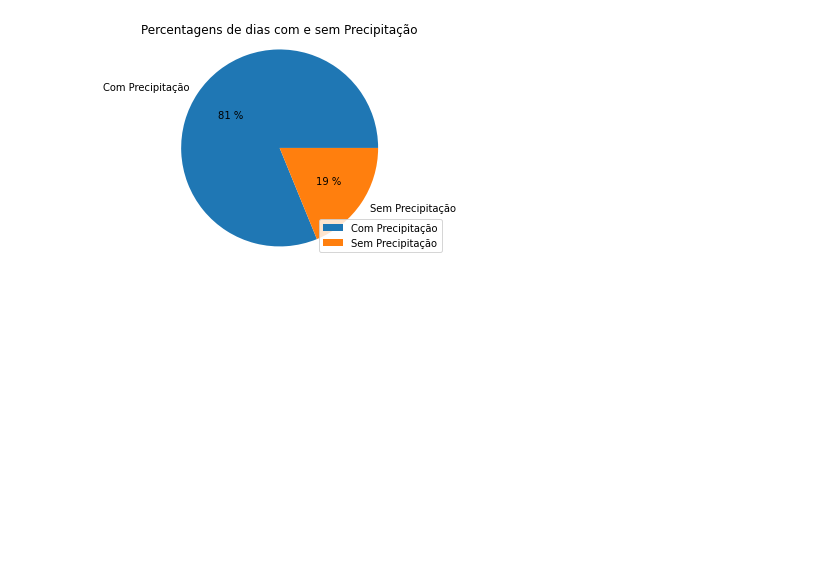
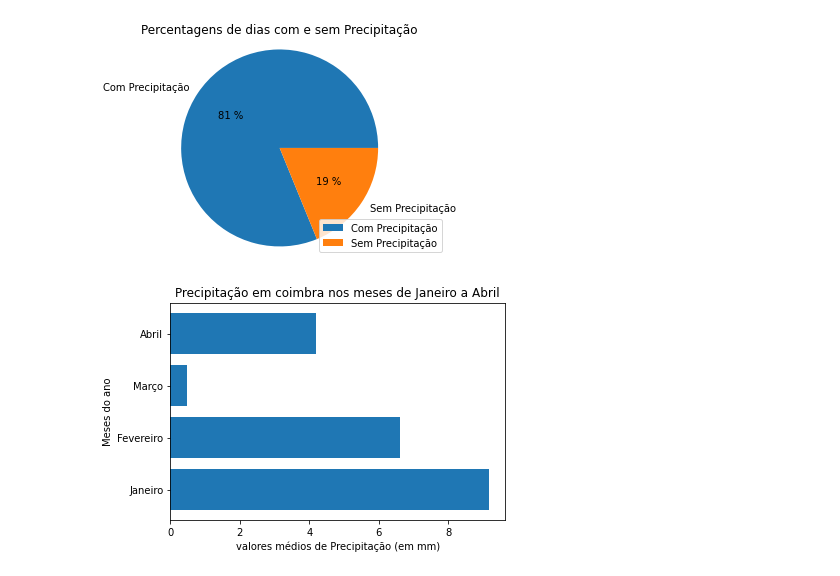
Before and after one commit to grupopai02/Analise_Precipitacao_Coimbra, a Jupyter notebook: Precipitação_coimbra.ipynb, the cells around one changed output. Saved outputs shown, nothing was run; the diff lists cells and outputs as text; code cells hidden in the pictures; blank space fills up the shorter version.

```diff
--- a/Precipitação_coimbra.ipynb
+++ b/Precipitação_coimbra.ipynb
@@ -265,3 +265,41 @@ plt.axis("equal")
 plt.show()
 # %% [output]
 [figure]
+# %%
+#Definir o eixo X
+df_jan=df_prec['date'].between('2021-01', '2021-02', inclusive=True)
+jan = df_prec[df_jan]
+df_janmedia = jan["mean"]
+mediajan = df_janmedia.mean()
+
+df_fev=df_prec['date'].between('2021-02', '2021-03', inclusive=True)
+fev = df_prec[df_fev]
+df_fevmedia = fev['mean']
+mediafev = df_fevmedia.mean()
+
+df_marco=df_prec['date'].between('2021-03', '2021-04', inclusive=True)
+marco = df_prec[df_marco]
+df_marcomedia = marco['mean']
+mediamarco = df_marcomedia.mean()
+
+df_abr=df_prec['date'].between('2021-04', '2021-05', inclusive=True)
+abr = df_prec[df_abr]
+df_abrmedia = abr['mean']
+mediaabr = df_abrmedia.mean()
+
+medias = [mediajan,mediafev,mediamarco,mediaabr]
+
+# Definir o eixo Y
+meses = ['Janeiro', 'Fevereiro', 'Março', 'Abril']
+
+#grafico de barras horizontais
+plt.barh(meses, medias)
+
+#Labels
+plt.ylabel("Meses do ano")
+plt.xlabel("valores médios de Precipitação (em mm)")
+plt.title("Precipitação em coimbra nos meses de Janeiro a Abril")
+
+plt.show()
+# %% [output]
+[figure, added]
```
Also changed, not shown: parts of 1 cell of this notebook.
